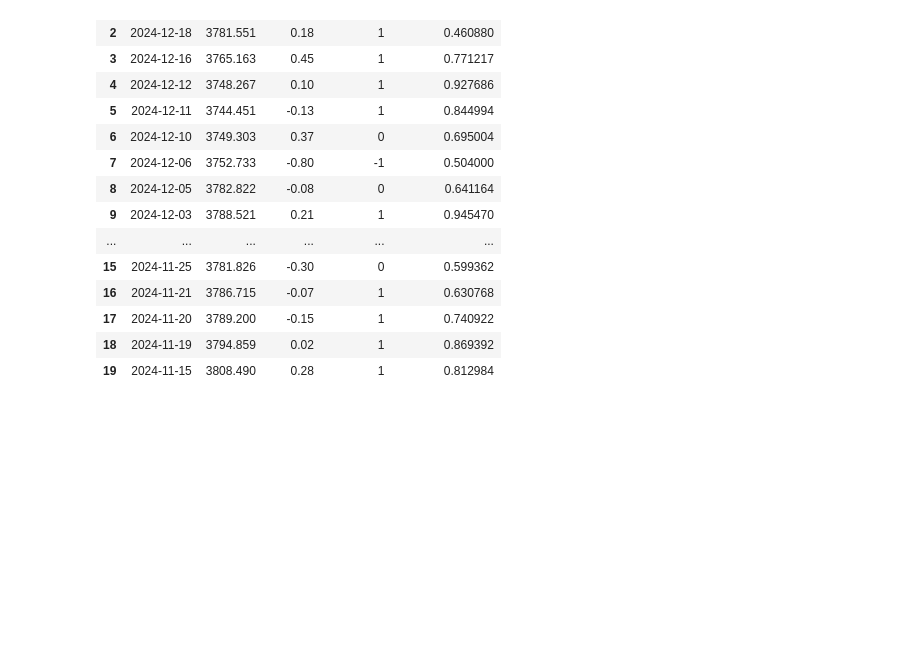
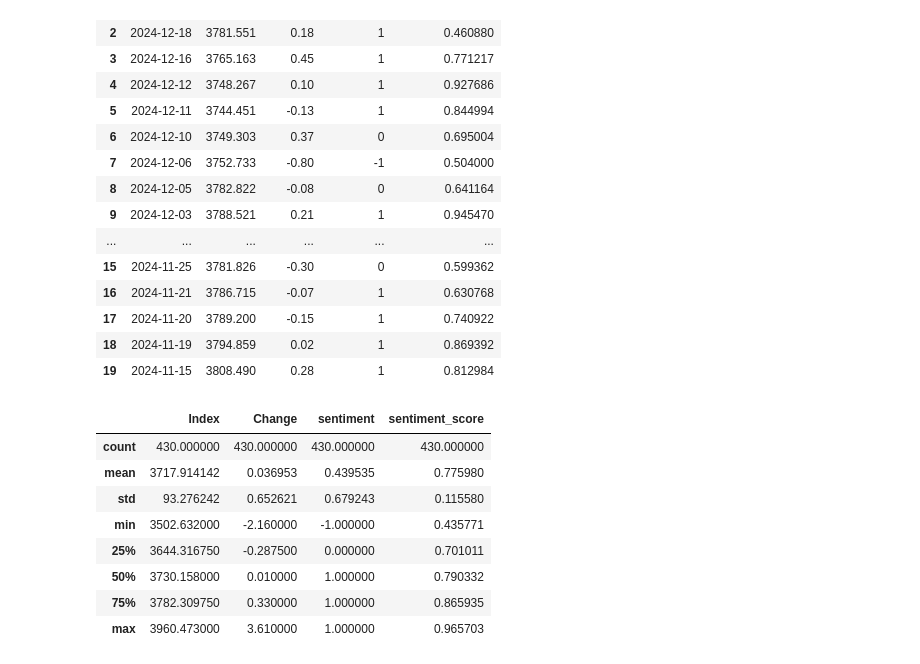
Before and after one commit to vanki2003/Dissertation, a Jupyter notebook: prototype/model.ipynb, the cells around one changed output. Cells and saved outputs as stored; diff of their text form; code cells hidden in the pictures; blank space fills up the shorter version.

```diff
--- a/prototype/model.ipynb
+++ b/prototype/model.ipynb
@@ -114,3 +114,15 @@ merged_data.head(20)
 | 17 | 2024-11-20 | 3789.200 | -0.15 | 1 | 0.740922 |
 | 18 | 2024-11-19 | 3794.859 | 0.02 | 1 | 0.869392 |
 | 19 | 2024-11-15 | 3808.490 | 0.28 | 1 | 0.812984 |
+# %%
+merged_data.describe()
+# %% [output]
+|  | Index | Change | sentiment | sentiment_score |
+| count | 430.000000 | 430.000000 | 430.000000 | 430.000000 |
+| mean | 3717.914142 | 0.036953 | 0.439535 | 0.775980 |
+| std | 93.276242 | 0.652621 | 0.679243 | 0.115580 |
+| min | 3502.632000 | -2.160000 | -1.000000 | 0.435771 |
+| 25% | 3644.316750 | -0.287500 | 0.000000 | 0.701011 |
+| 50% | 3730.158000 | 0.010000 | 1.000000 | 0.790332 |
+| 75% | 3782.309750 | 0.330000 | 1.000000 | 0.865935 |
+| max | 3960.473000 | 3.610000 | 1.000000 | 0.965703 |
```
Also changed, not shown: parts of 13 cells of this notebook.
